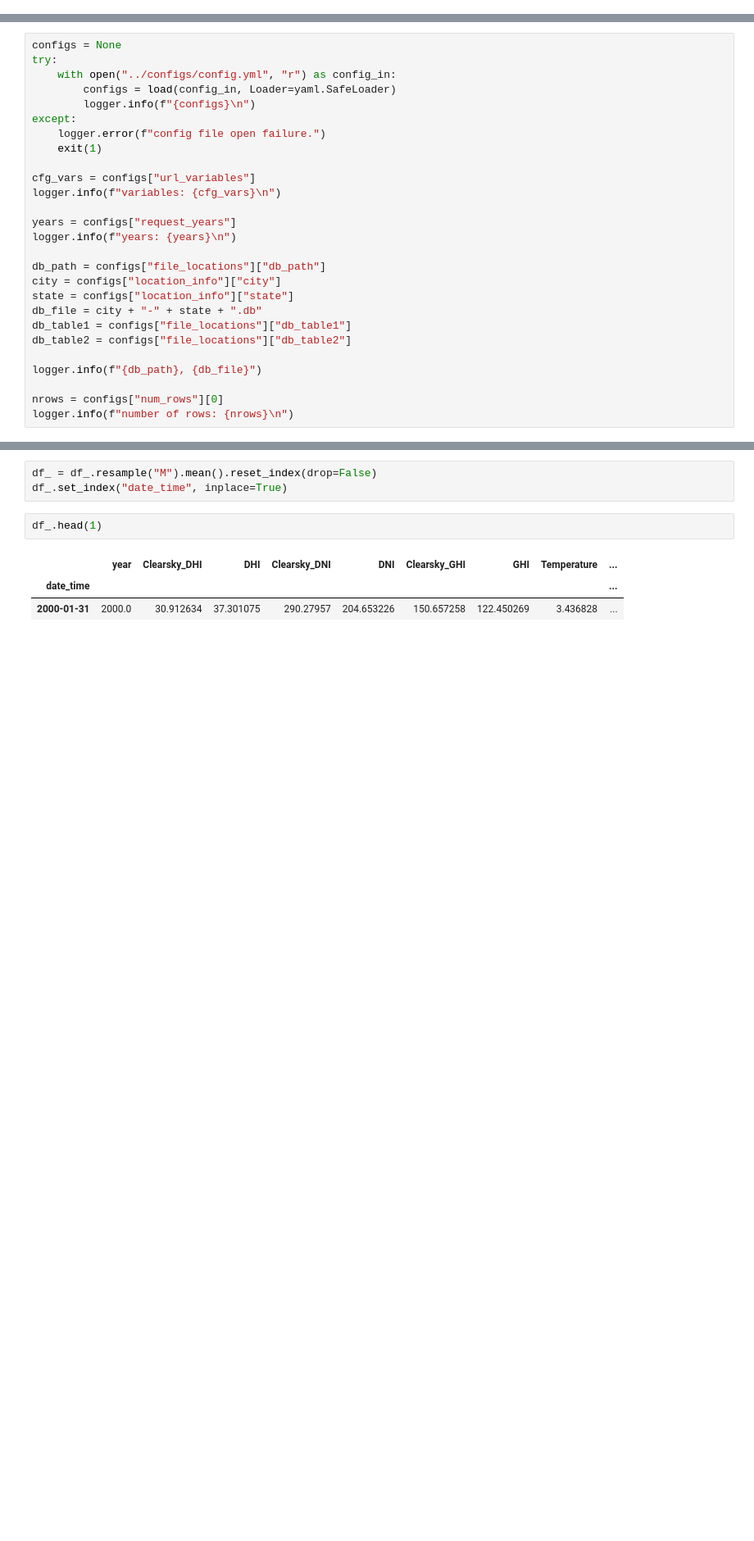
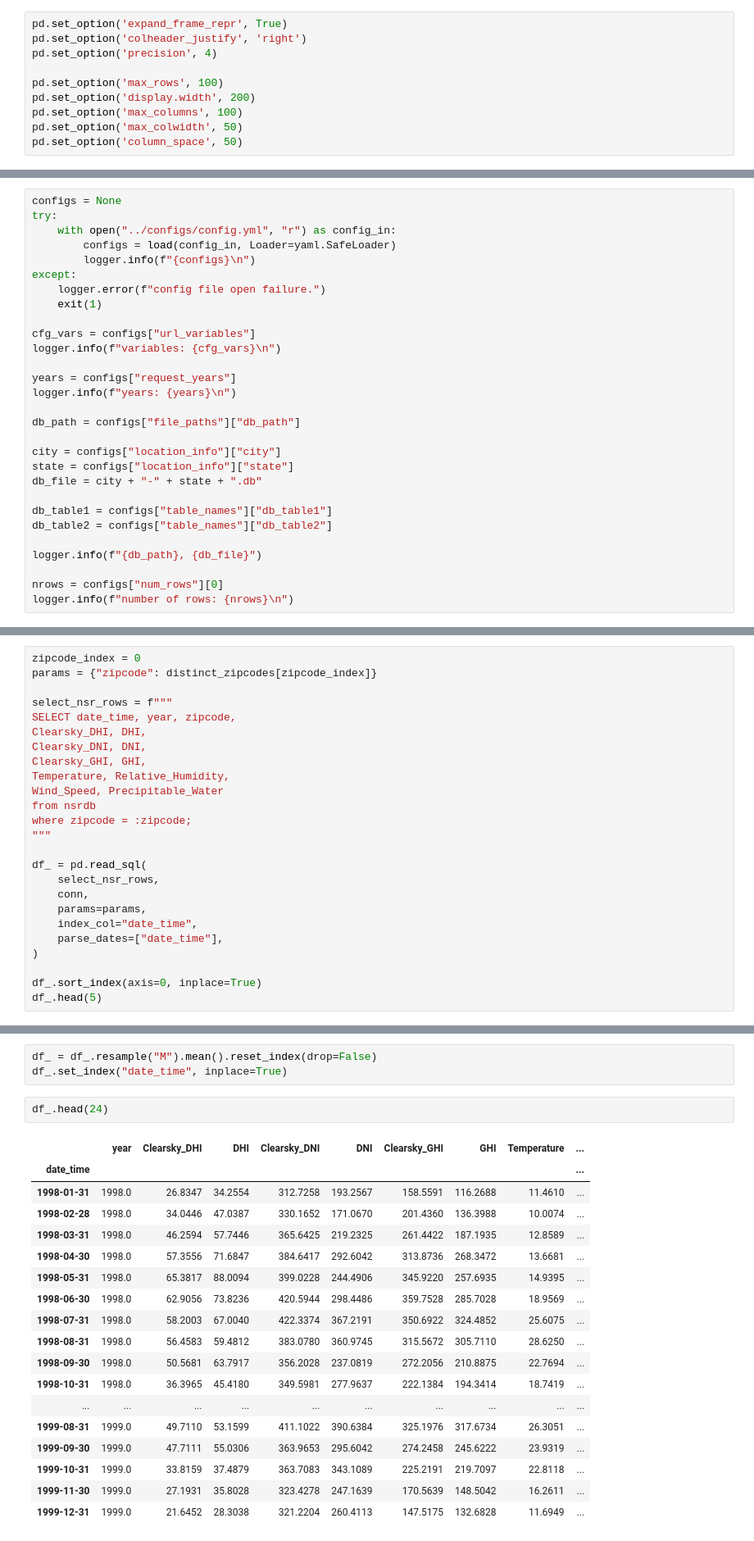
Before and after one commit to gamyers/solar-697, a Jupyter notebook: gm/notebooks/ts_decomposition.ipynb, the cells around one changed output, grey strips where cells are left out. Shown at 82% size. Saved outputs shown, nothing was run; the diff lists cells and outputs as text; blank space fills up the shorter version.

```diff
--- a/gm/notebooks/ts_decomposition.ipynb
+++ b/gm/notebooks/ts_decomposition.ipynb
@@ -21,6 +21,16 @@ plt.rcParams["axes.labelsize"] = 14
 plt.rcParams["axes.labelpad"] = 12
 plt.rcParams["axes.xmargin"] = 0.01
 plt.rcParams["axes.ymargin"] = 0.01
+# %%
+pd.set_option('expand_frame_repr', True)
+pd.set_option('colheader_justify', 'right')
+pd.set_option('precision', 4)
+
+pd.set_option('max_rows', 100)
+pd.set_option('display.width', 200)
+pd.set_option('max_columns', 100)
+pd.set_option('max_colwidth', 50)
+pd.set_option('column_space', 50)
 # %%
 log_path = "logs/"
 log_file = "ts_decomposition.log"
@@ -46,12 +56,14 @@ logger.info(f"variables: {cfg_vars}\n")
 years = configs["request_years"]
 logger.info(f"years: {years}\n")
 
-db_path = configs["file_locations"]["db_path"]
+db_path = configs["file_paths"]["db_path"]
+
 city = configs["location_info"]["city"]
 state = configs["location_info"]["state"]
 db_file = city + "-" + state + ".db"
-db_table1 = configs["file_locations"]["db_table1"]
-db_table2 = configs["file_locations"]["db_table2"]
+
+db_table1 = configs["table_names"]["db_table1"]
+db_table2 = configs["table_names"]["db_table2"]
 
 logger.info(f"{db_path}, {db_file}")
 
@@ -184,3 +167,28 @@ ax[3].set(xlabel="created_at", ylabel="Residual")
 plt.show()
 # %% [output]
 [figure]
+# %%
+zipcode_index = 0
+params = {"zipcode": distinct_zipcodes[zipcode_index]}
+
+select_nsr_rows = f"""
+SELECT date_time, year, zipcode,
+Clearsky_DHI, DHI,
+Clearsky_DNI, DNI,
+Clearsky_GHI, GHI,
+Temperature, Relative_Humidity,
+Wind_Speed, Precipitable_Water
+from nsrdb
+where zipcode = :zipcode;
+"""
+
+df_ = pd.read_sql(
+    select_nsr_rows,
+    conn,
+    params=params,
+    index_col="date_time",
+    parse_dates=["date_time"],
+)
+
+df_.sort_index(axis=0, inplace=True)
+df_.head(5)
@@ -188,11 +204,26 @@ plt.show()
 df_ = df_.resample("M").mean().reset_index(drop=False)
 df_.set_index("date_time", inplace=True)
 # %%
-df_.head(1)
+df_.head(24)
 # %% [output]
 |  | year | Clearsky_DHI | DHI | Clearsky_DNI | DNI | Clearsky_GHI | GHI | Temperature | ... |
 | date_time |  |  |  |  |  |  |  |  | ... |
-| 2000-01-31 | 2000.0 | 30.912634 | 37.301075 | 290.27957 | 204.653226 | 150.657258 | 122.450269 | 3.436828 | ... |
+| 1998-01-31 | 1998.0 | 26.8347 | 34.2554 | 312.7258 | 193.2567 | 158.5591 | 116.2688 | 11.4610 | ... |
+| 1998-02-28 | 1998.0 | 34.0446 | 47.0387 | 330.1652 | 171.0670 | 201.4360 | 136.3988 | 10.0074 | ... |
+| 1998-03-31 | 1998.0 | 46.2594 | 57.7446 | 365.6425 | 219.2325 | 261.4422 | 187.1935 | 12.8589 | ... |
+| 1998-04-30 | 1998.0 | 57.3556 | 71.6847 | 384.6417 | 292.6042 | 313.8736 | 268.3472 | 13.6681 | ... |
+| 1998-05-31 | 1998.0 | 65.3817 | 88.0094 | 399.0228 | 244.4906 | 345.9220 | 257.6935 | 14.9395 | ... |
+| 1998-06-30 | 1998.0 | 62.9056 | 73.8236 | 420.5944 | 298.4486 | 359.7528 | 285.7028 | 18.9569 | ... |
+| 1998-07-31 | 1998.0 | 58.2003 | 67.0040 | 422.3374 | 367.2191 | 350.6922 | 324.4852 | 25.6075 | ... |
+| 1998-08-31 | 1998.0 | 56.4583 | 59.4812 | 383.0780 | 360.9745 | 315.5672 | 305.7110 | 28.6250 | ... |
+| 1998-09-30 | 1998.0 | 50.5681 | 63.7917 | 356.2028 | 237.0819 | 272.2056 | 210.8875 | 22.7694 | ... |
+| 1998-10-31 | 1998.0 | 36.3965 | 45.4180 | 349.5981 | 277.9637 | 222.1384 | 194.3414 | 18.7419 | ... |
+| ... | ... | ... | ... | ... | ... | ... | ... | ... | ... |
+| 1999-08-31 | 1999.0 | 49.7110 | 53.1599 | 411.1022 | 390.6384 | 325.1976 | 317.6734 | 26.3051 | ... |
+| 1999-09-30 | 1999.0 | 47.7111 | 55.0306 | 363.9653 | 295.6042 | 274.2458 | 245.6222 | 23.9319 | ... |
+| 1999-10-31 | 1999.0 | 33.8159 | 37.4879 | 363.7083 | 343.1089 | 225.2191 | 219.7097 | 22.8118 | ... |
+| 1999-11-30 | 1999.0 | 27.1931 | 35.8028 | 323.4278 | 247.1639 | 170.5639 | 148.5042 | 16.2611 | ... |
+| 1999-12-31 | 1999.0 | 21.6452 | 28.3038 | 321.2204 | 260.4113 | 147.5175 | 132.6828 | 11.6949 | ... |
 # %%
 period=12
 
```
Also changed, not shown: parts of 10 cells of this notebook, 9 other files.
